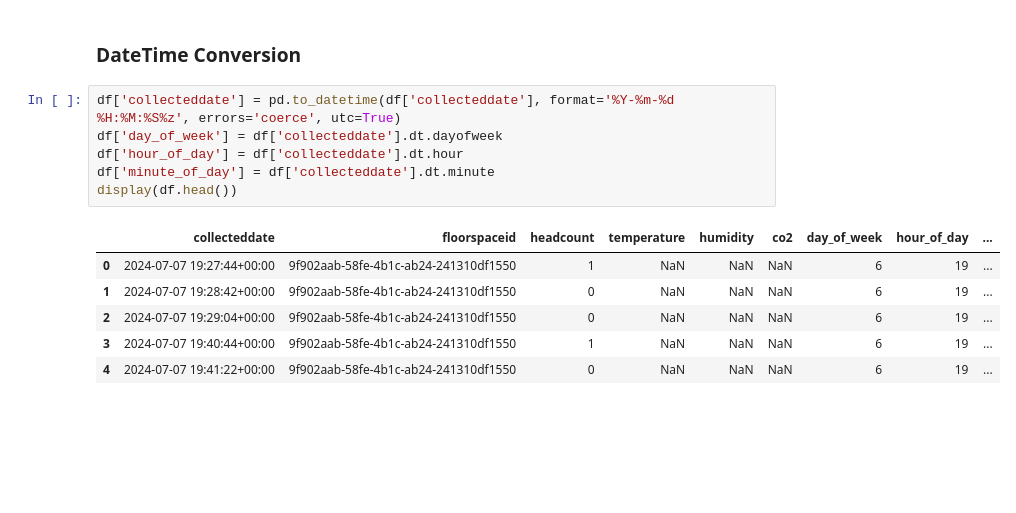
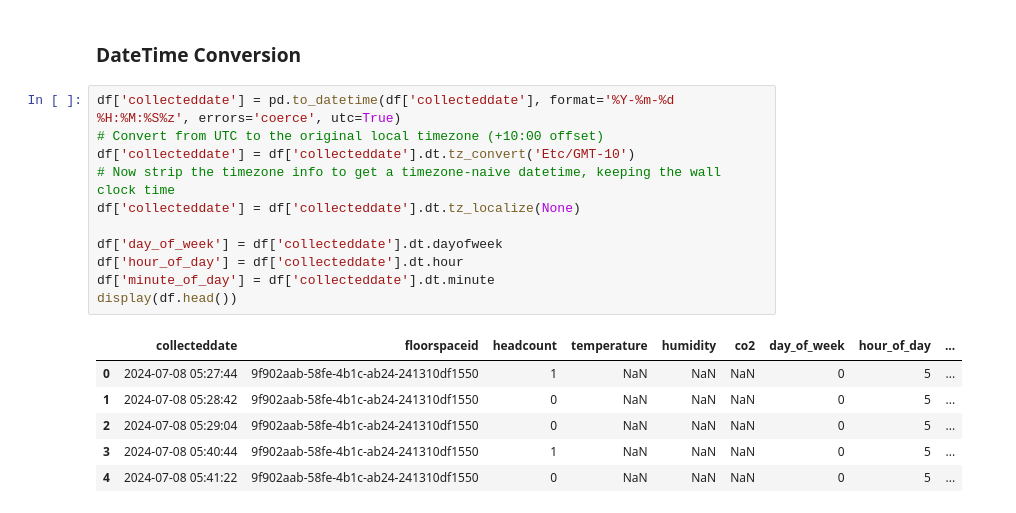
Before and after one commit to MIL-Project2/DR-DT, a Jupyter notebook: Occupancy_Prediction_Ver1_2.ipynb, the cells around one changed output. Saved outputs shown, nothing was run; the diff lists cells and outputs as text; blank space fills up the shorter version.

```diff
--- a/Occupancy_Prediction_Ver1_2.ipynb
+++ b/Occupancy_Prediction_Ver1_2.ipynb
@@ -209,14 +209,19 @@ This section outlines the data cleaning and preprocessing steps necessary to pre
 ### **DateTime Conversion**
 # %%
 df['collecteddate'] = pd.to_datetime(df['collecteddate'], format='%Y-%m-%d %H:%M:%S%z', errors='coerce', utc=True)
+# Convert from UTC to the original local timezone (+10:00 offset)
+df['collecteddate'] = df['collecteddate'].dt.tz_convert('Etc/GMT-10')
+# Now strip the timezone info to get a timezone-naive datetime, keeping the wall clock time
+df['collecteddate'] = df['collecteddate'].dt.tz_localize(None)
+
 df['day_of_week'] = df['collecteddate'].dt.dayofweek
 df['hour_of_day'] = df['collecteddate'].dt.hour
 df['minute_of_day'] = df['collecteddate'].dt.minute
 display(df.head())
 # %% [output]
 |  | collecteddate | floorspaceid | headcount | temperature | humidity | co2 | day_of_week | hour_of_day | ... |
-| 0 | 2024-07-07 19:27:44+00:00 | 9f902aab-58fe-4b1c-ab24-241310df1550 | 1 | NaN | NaN | NaN | 6 | 19 | ... |
-| 1 | 2024-07-07 19:28:42+00:00 | 9f902aab-58fe-4b1c-ab24-241310df1550 | 0 | NaN | NaN | NaN | 6 | 19 | ... |
-| 2 | 2024-07-07 19:29:04+00:00 | 9f902aab-58fe-4b1c-ab24-241310df1550 | 0 | NaN | NaN | NaN | 6 | 19 | ... |
-| 3 | 2024-07-07 19:40:44+00:00 | 9f902aab-58fe-4b1c-ab24-241310df1550 | 1 | NaN | NaN | NaN | 6 | 19 | ... |
-| 4 | 2024-07-07 19:41:22+00:00 | 9f902aab-58fe-4b1c-ab24-241310df1550 | 0 | NaN | NaN | NaN | 6 | 19 | ... |
+| 0 | 2024-07-08 05:27:44 | 9f902aab-58fe-4b1c-ab24-241310df1550 | 1 | NaN | NaN | NaN | 0 | 5 | ... |
+| 1 | 2024-07-08 05:28:42 | 9f902aab-58fe-4b1c-ab24-241310df1550 | 0 | NaN | NaN | NaN | 0 | 5 | ... |
+| 2 | 2024-07-08 05:29:04 | 9f902aab-58fe-4b1c-ab24-241310df1550 | 0 | NaN | NaN | NaN | 0 | 5 | ... |
+| 3 | 2024-07-08 05:40:44 | 9f902aab-58fe-4b1c-ab24-241310df1550 | 1 | NaN | NaN | NaN | 0 | 5 | ... |
+| 4 | 2024-07-08 05:41:22 | 9f902aab-58fe-4b1c-ab24-241310df1550 | 0 | NaN | NaN | NaN | 0 | 5 | ... |
```
Also changed, not shown: parts of 3 cells of this notebook.
